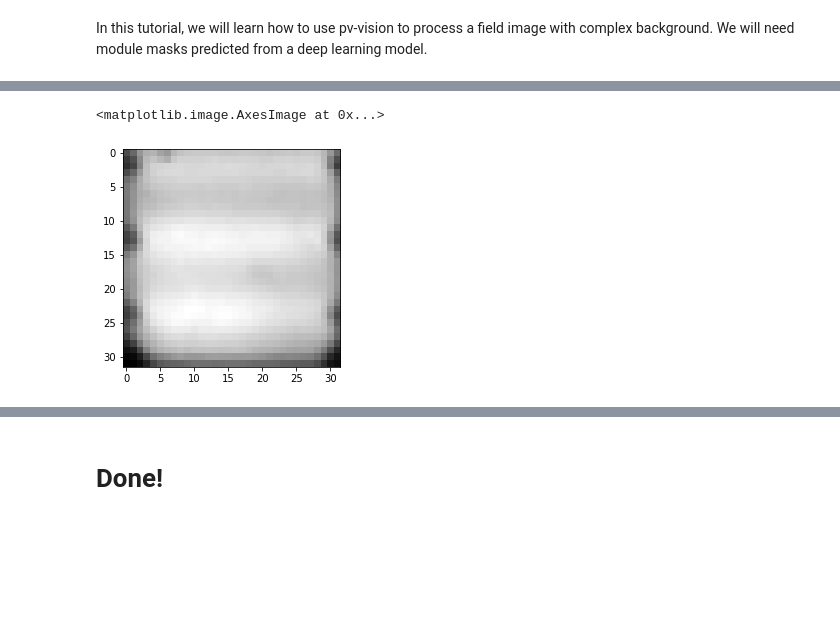
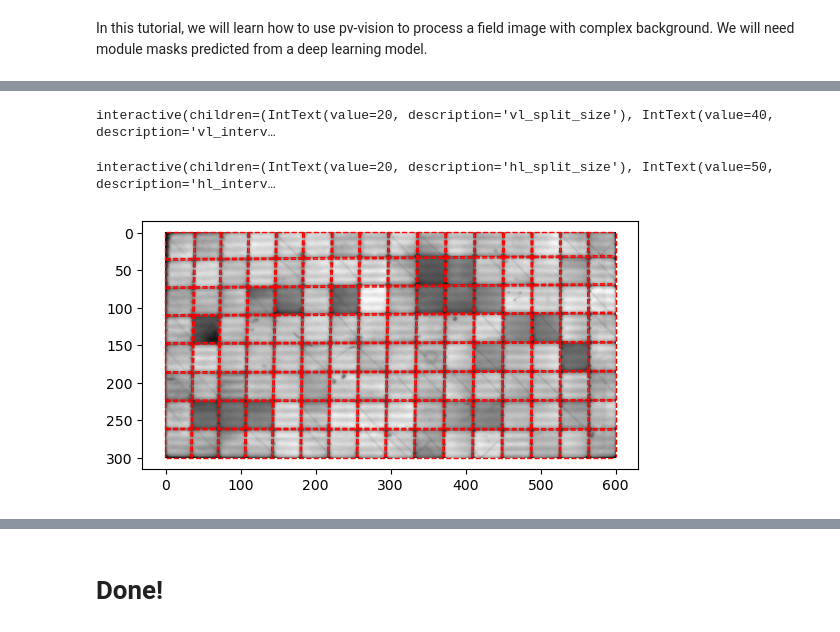
Before and after one commit to hackingmaterials/pv-vision, a Jupyter notebook: tutorials/transform_cnn.ipynb, the cells around one changed output, grey strips where cells are left out. Saved outputs shown, nothing was run; the diff lists cells and outputs as text; code cells hidden in the pictures; blank space fills up the shorter version.

Commit message:
update cell cropping tools and tutorials
1. add visualization in solarmodule class
2. add tuning option in tutorials

```diff
--- a/tutorials/transform_cnn.ipynb
+++ b/tutorials/transform_cnn.ipynb
@@ -59,9 +70,42 @@ plt.imshow(img_transformed, 'gray')
+# %%
+# tune the parameters for the vertical edges
+
+def update_edges(vl_split_size, vl_interval, vl_margin, vl_thre):
+    fig = plt.figure(figsize=(8, 6))
+    raw_module.plot_peaks(n_list=[5, 8, 12], split_size=vl_split_size,
+                          interval=vl_interval, margin=vl_margin, thre=vl_thre, direction=0)
+
+inner_edges_para = {
+    'vl_interval': widgets.IntText(value=40),
+    'vl_thre': widgets.FloatText(value=0.9),
+    'vl_split_size': widgets.IntText(value=20),
+    'vl_margin': widgets.IntText(value=40)
+}
+
+interactive(update_edges, **inner_edges_para)
+# %% [output]
+interactive(children=(IntText(value=20, description='vl_split_size'), IntText(value=40, description='vl_interv…
+# %%
+# tune the parameters for the horizontal edges
+
+def update_edges(hl_split_size, hl_interval, hl_margin, hl_thre):
+    fig = plt.figure(figsize=(8, 6))
+    raw_module.plot_peaks(n_list=[5, 8, 12], split_size=hl_split_size,
+                          interval=hl_interval, margin=hl_margin, thre=hl_thre, direction=1)
+
+inner_edges_para = {
+    'hl_interval': widgets.IntText(value=50),
+    'hl_thre': widgets.FloatText(value=0.9),
+    'hl_split_size': widgets.IntText(value=20),
+    'hl_margin': widgets.IntText(value=20)
+}
+
+interactive(update_edges, **inner_edges_para)
+# %% [output]
+interactive(children=(IntText(value=20, description='hl_split_size'), IntText(value=50, description='hl_interv…
 # %%
-# crop the cells
+# crop the cells. Here we visualize the detected internal edges
 # you can pass the cropped cells to single_cells.
-single_cells = raw_module.crop_cell(32, vl_interval=30, vl_split_size=20,
-                  hl_interval=30, hl_split_size=20, margin=20)
-plt.imshow(single_cells[10], 'gray')
+single_cells = raw_module.crop_cell(32, plot=True)
 # %% [output]
-<matplotlib.image.AxesImage at 0x...>
-[figure, old version]
+[figure, new version]
```
Also changed, not shown: parts of 8 cells of this notebook, 8 other files.
